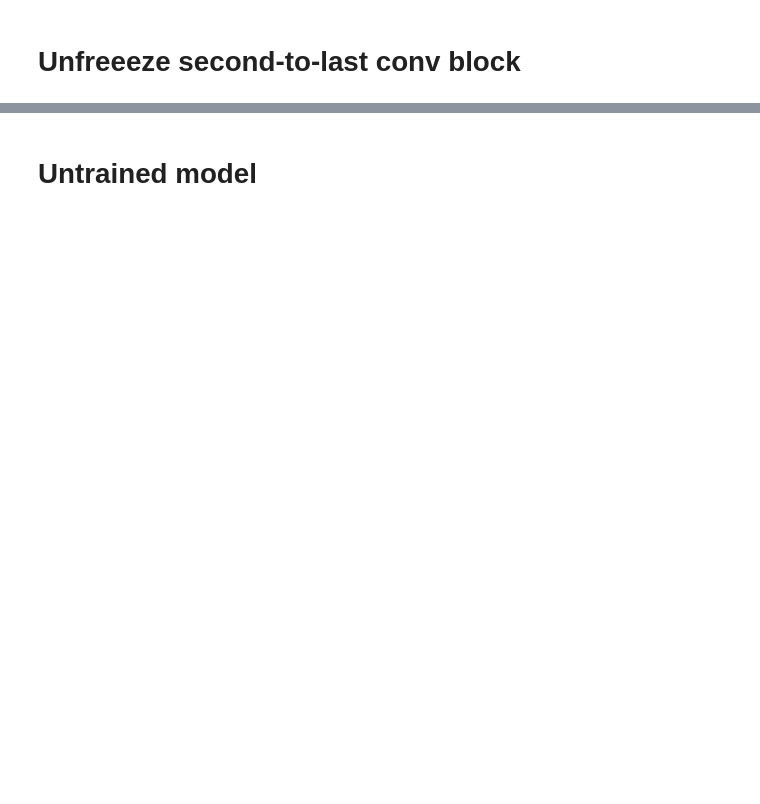
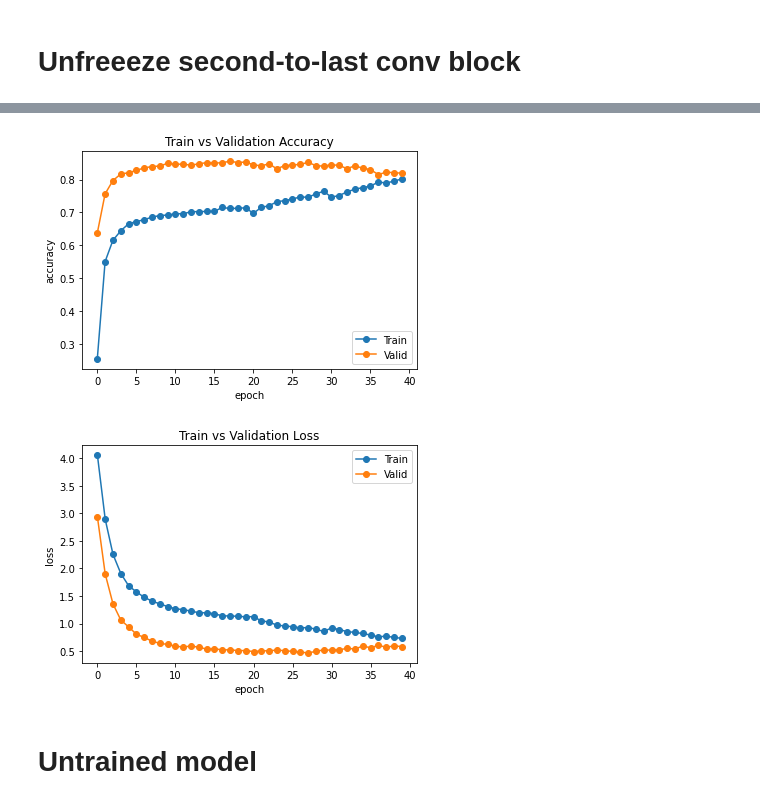
Before and after one commit to tiskus333/SNR_ResNet50, a Jupyter notebook: Resnet_test.ipynb, the cells around one changed output, grey strips where cells are left out. Cells and saved outputs as stored; diff of their text form; code cells hidden in the pictures; blank space fills up the shorter version.

```diff
--- a/Resnet_test.ipynb
+++ b/Resnet_test.ipynb
@@ -295,0 +351,5 @@ Loss: 0.5040, TOP_1: 0.845%, TOP_2: 0.940%, TOP_5: 0.986%
+# %%
+plot_history()
+# %% [output]
+[figure, added]
+[figure, added]
```
Also changed, not shown: parts of 30 cells of this notebook, 5 other files.
